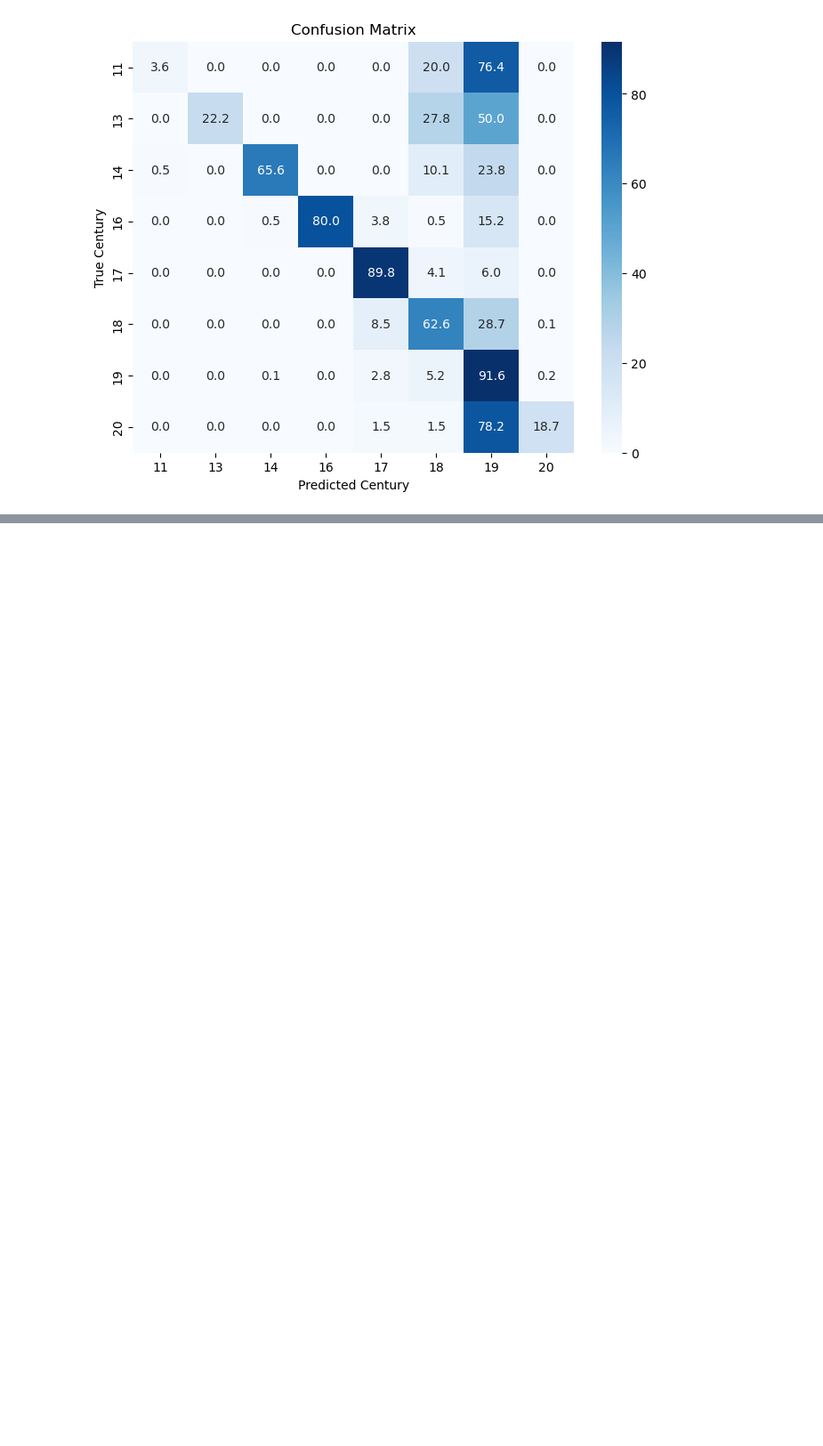
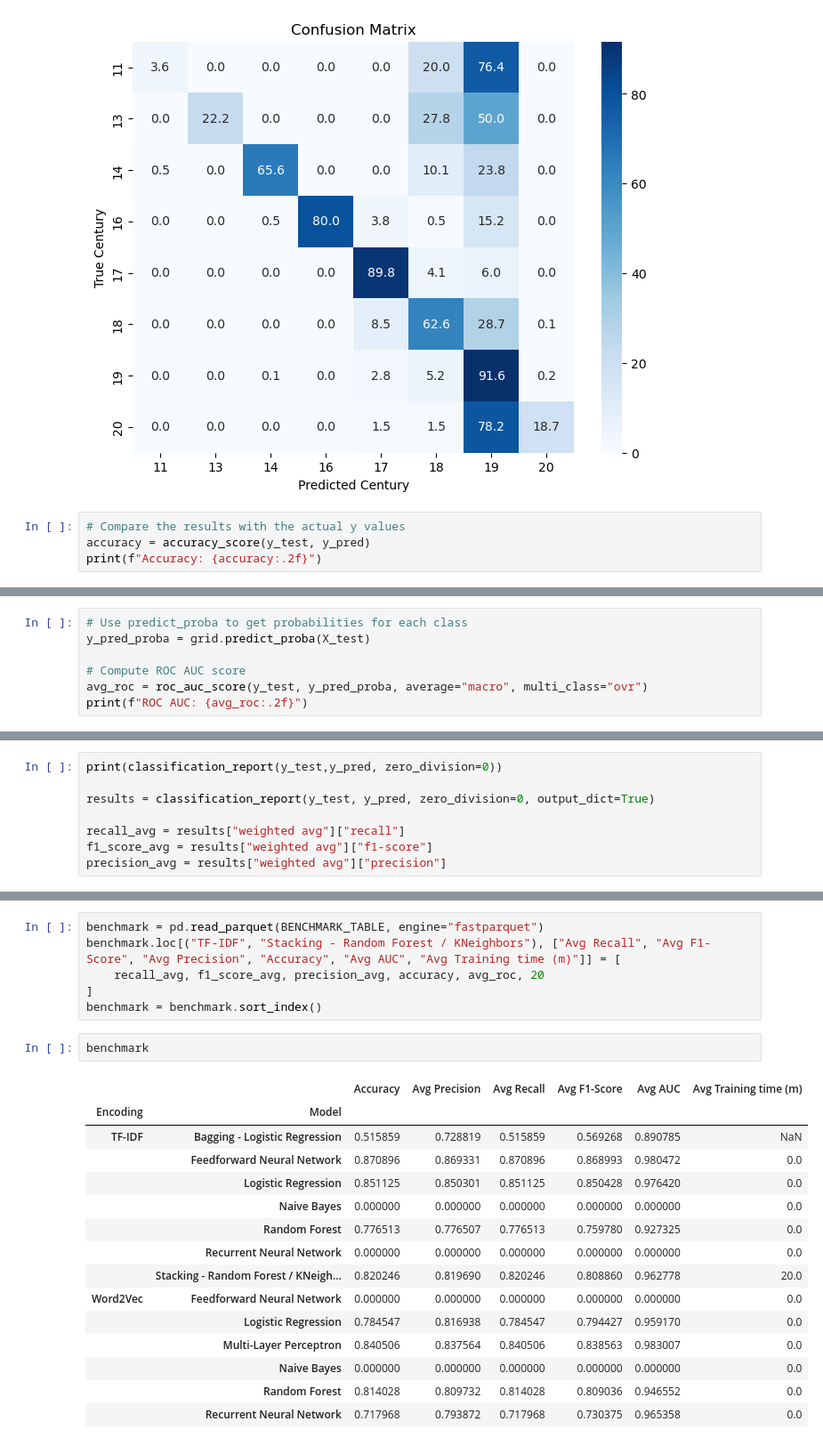
Before and after one commit to Aziz-Zeghal/NLP1-Poetry, a Jupyter notebook: classification/combined_models/stacking.ipynb, the cells around one changed output, grey strips where cells are left out. Shown at 89% size. Drawn from its saved outputs; the diff is of its cells as text; blank space fills up the shorter version.

Commit message:
feat(stacking): add benchmark

```diff
--- a/classification/combined_models/stacking.ipynb
+++ b/classification/combined_models/stacking.ipynb
@@ -165,3 +161,7 @@ plt.title('Confusion Matrix')
 plt.show()
 # %% [output]
 [figure]
+# %%
+# Compare the results with the actual y values
+accuracy = accuracy_score(y_test, y_pred)
+print(f"Accuracy: {accuracy:.2f}")
@@ -167,0 +170,7 @@ plt.show()
+# %%
+# Use predict_proba to get probabilities for each class
+y_pred_proba = grid.predict_proba(X_test)
+
+# Compute ROC AUC score
+avg_roc = roc_auc_score(y_test, y_pred_proba, average="macro", multi_class="ovr")
+print(f"ROC AUC: {avg_roc:.2f}")
@@ -167,0 +179,8 @@ plt.show()
+# %%
+print(classification_report(y_test,y_pred, zero_division=0))
+
+results = classification_report(y_test, y_pred, zero_division=0, output_dict=True)
+
+recall_avg = results["weighted avg"]["recall"]
+f1_score_avg = results["weighted avg"]["f1-score"]
+precision_avg = results["weighted avg"]["precision"]
@@ -167,0 +202,24 @@ plt.show()
+# %%
+benchmark = pd.read_parquet(BENCHMARK_TABLE, engine="fastparquet")
+benchmark.loc[("TF-IDF", "Stacking - Random Forest / KNeighbors"), ["Avg Recall", "Avg F1-Score", "Avg Precision", "Accuracy", "Avg AUC", "Avg Training time (m)"]] = [
+    recall_avg, f1_score_avg, precision_avg, accuracy, avg_roc, 20
+]
+benchmark = benchmark.sort_index()
+# %%
+benchmark
+# %% [output]
+|  |  | Accuracy | Avg Precision | Avg Recall | Avg F1-Score | Avg AUC | Avg Training time (m) |
+| Encoding | Model |  |  |  |  |  |  |
+| TF-IDF | Bagging - Logistic Regression | 0.515859 | 0.728819 | 0.515859 | 0.569268 | 0.890785 | NaN |
+|  | Feedforward Neural Network | 0.870896 | 0.869331 | 0.870896 | 0.868993 | 0.980472 | 0.0 |
+|  | Logistic Regression | 0.851125 | 0.850301 | 0.851125 | 0.850428 | 0.976420 | 0.0 |
+|  | Naive Bayes | 0.000000 | 0.000000 | 0.000000 | 0.000000 | 0.000000 | 0.0 |
+|  | Random Forest | 0.776513 | 0.776507 | 0.776513 | 0.759780 | 0.927325 | 0.0 |
+|  | Recurrent Neural Network | 0.000000 | 0.000000 | 0.000000 | 0.000000 | 0.000000 | 0.0 |
+|  | Stacking - Random Forest / KNeigh... | 0.820246 | 0.819690 | 0.820246 | 0.808860 | 0.962778 | 20.0 |
+| Word2Vec | Feedforward Neural Network | 0.000000 | 0.000000 | 0.000000 | 0.000000 | 0.000000 | 0.0 |
+|  | Logistic Regression | 0.784547 | 0.816938 | 0.784547 | 0.794427 | 0.959170 | 0.0 |
+|  | Multi-Layer Perceptron | 0.840506 | 0.837564 | 0.840506 | 0.838563 | 0.983007 | 0.0 |
+|  | Naive Bayes | 0.000000 | 0.000000 | 0.000000 | 0.000000 | 0.000000 | 0.0 |
+|  | Random Forest | 0.814028 | 0.809732 | 0.814028 | 0.809036 | 0.946552 | 0.0 |
+|  | Recurrent Neural Network | 0.717968 | 0.793872 | 0.717968 | 0.730375 | 0.965358 | 0.0 |
```
Also changed, not shown: parts of 5 cells of this notebook, 1 other file.
